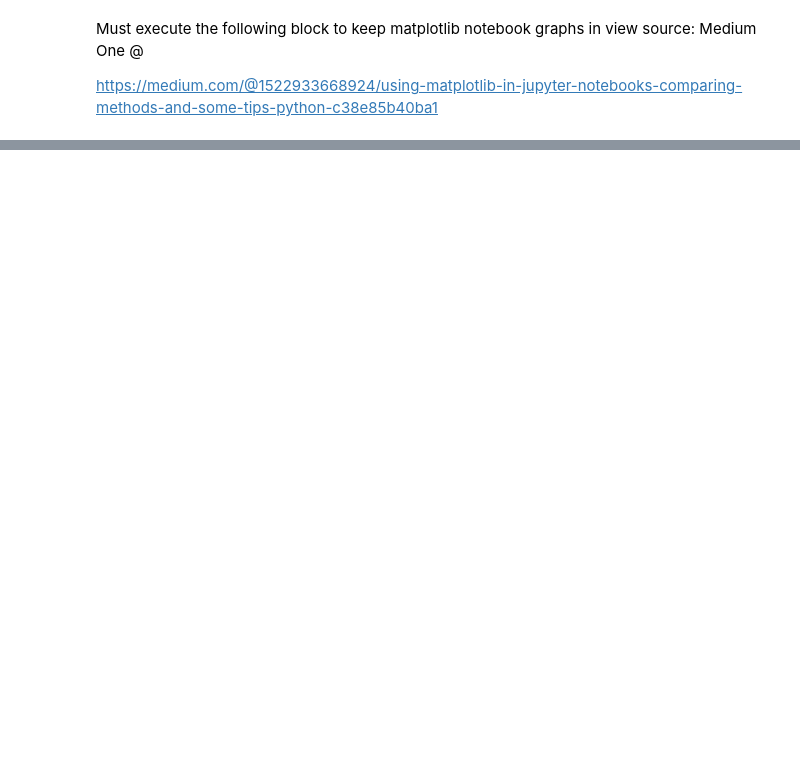
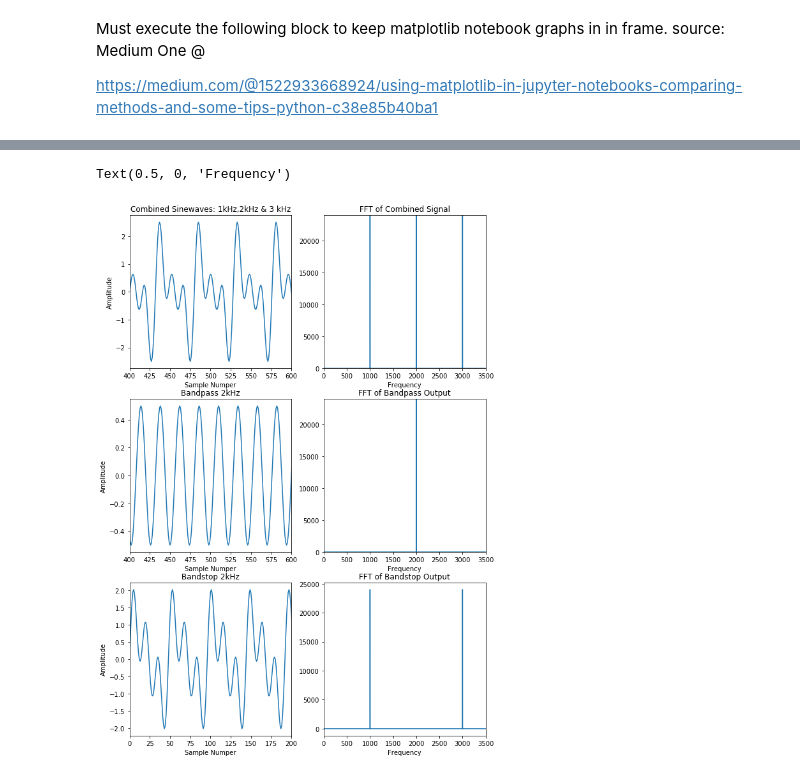
Before and after one commit to mfHarrison/PythonFilters, a Jupyter notebook: Filters.ipynb, the cells around one changed output, grey strips where cells are left out. Drawn from its saved outputs; the diff is of its cells as text; code cells hidden in the pictures; blank space fills up the shorter version.

```diff
--- a/Filters.ipynb
+++ b/Filters.ipynb
@@ -6,7 +5,7 @@ import wave
 import struct
 from scipy import signal
 # %% [markdown]
-Must execute the following block to keep matplotlib notebook graphs in view
+Must execute the following block to keep matplotlib notebook graphs in in frame.
 source: Medium One @
 
 
@@ -168,7 +170,7 @@ plt.figure(figsize=[10,15])
 plt.subplot(3,2,1)
 plt.plot(waves)
 plt.title("Combined Sinewaves: 1kHz,2kHz & 3 kHz")
-plt.xlim(400,800)
+plt.xlim(400,600)
 plt.xlabel("Sample Numper")
 plt.ylabel("Amplitude")
 
@@ -178,34 +180,37 @@ plt.title("FFT of Combined Signal")
 plt.xlim(0,3500)
 plt.ylim(0,np.max(fft_waves))
 plt.xlabel("Frequency")
 
 plt.subplot(3,2,3)
 plt.plot(bandPassWaves)
 plt.title("Bandpass 2kHz")
-plt.xlim(400,800)
+plt.xlim(400,600)
 plt.xlabel("Sample Numper")
 plt.ylabel("Amplitude")
 
 plt.subplot(3,2,4)
 plt.plot(fft_bandPassWaves)
 plt.title("FFT of Bandpass Output")
 plt.xlim(0,3500)
 plt.ylim(0,np.max(fft_bandPassWaves))
 plt.xlabel("Frequency")
 
 
 plt.subplot(3,2,5)
 plt.plot(bandStopWaves)
 plt.title("Bandstop 2kHz")
 plt.xlim(0,200)
 plt.xlabel("Sample Numper")
 plt.ylabel("Amplitude")
 
 plt.subplot(3,2,6)
 plt.plot(np.abs(np.fft.fft(bandStopWaves)))
 plt.title("FFT of Bandstop Output")
 plt.xlim(0,3500)
 plt.xlabel("Frequency")
+# %% [output]
+Text(0.5, 0, 'Frequency')
+[figure, added]
 # %%
 '''
 Use Wave to open a .wav file. Unpack it to a readable format,
```
Also changed, not shown: parts of 7 cells of this notebook.
